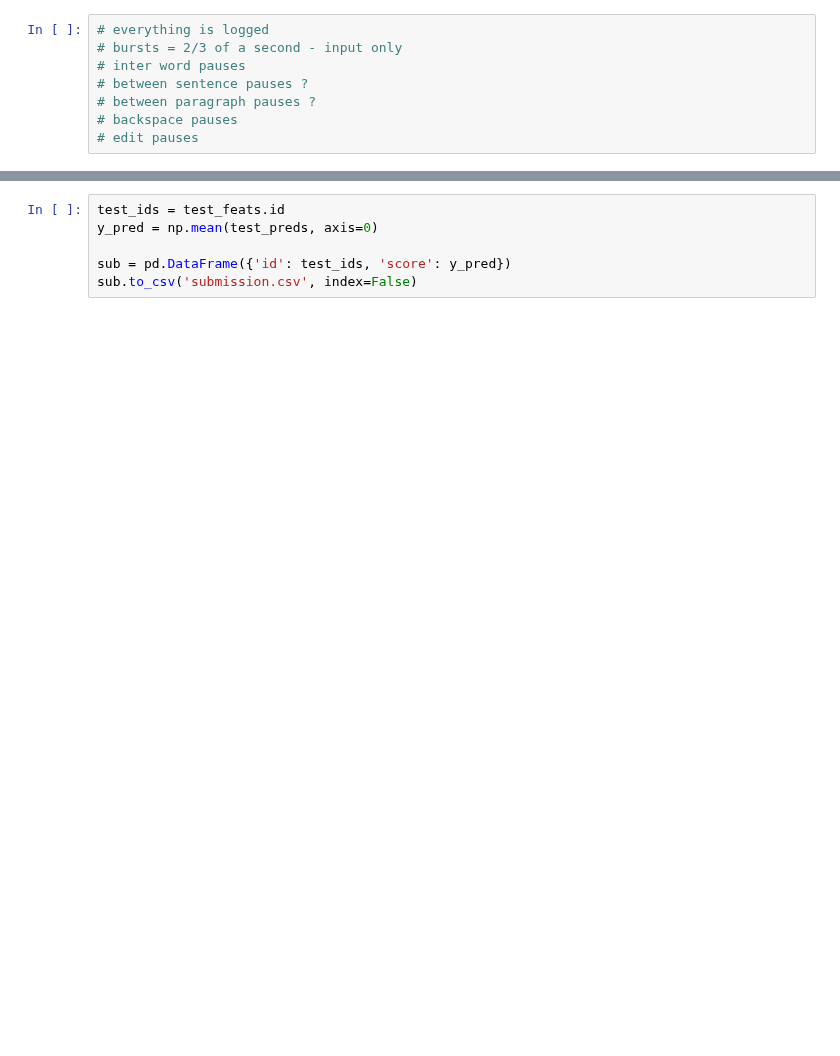
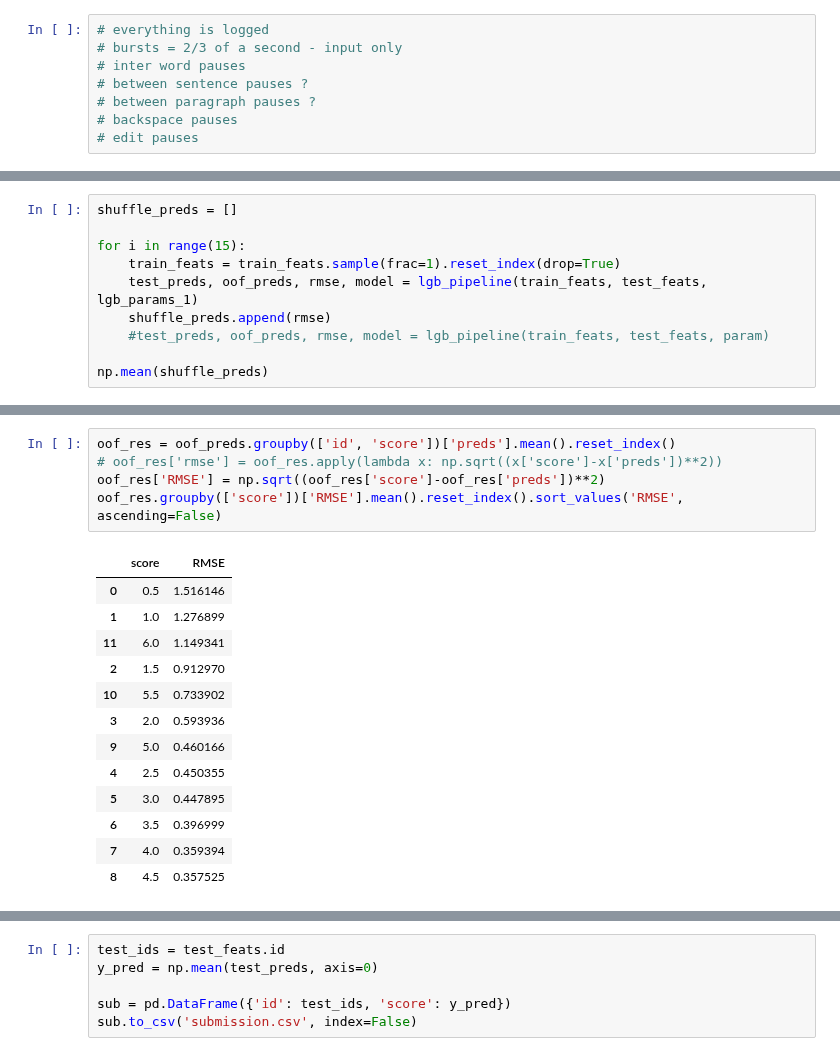
Before and after one commit to uallende/linking_writing_quality, a Jupyter notebook: lqw-clean.ipynb, the cells around one changed output, grey strips where cells are left out. Saved outputs shown, nothing was run; the diff lists cells and outputs as text; blank space fills up the shorter version.

```diff
--- a/lqw-clean.ipynb
+++ b/lqw-clean.ipynb
@@ -196,0 +197,10 @@ RMSE by fold 0.605152. Std 0.0113
+# %%
+shuffle_preds = []
+
+for i in range(15):
+    train_feats = train_feats.sample(frac=1).reset_index(drop=True)
+    test_preds, oof_preds, rmse, model = lgb_pipeline(train_feats, test_feats, lgb_params_1)
+    shuffle_preds.append(rmse)
+    #test_preds, oof_preds, rmse, model = lgb_pipeline(train_feats, test_feats, param)
+
+np.mean(shuffle_preds)
@@ -196,0 +244,19 @@ RMSE by fold 0.605152. Std 0.0113
+# %%
+oof_res = oof_preds.groupby(['id', 'score'])['preds'].mean().reset_index()
+# oof_res['rmse'] = oof_res.apply(lambda x: np.sqrt((x['score']-x['preds'])**2))
+oof_res['RMSE'] = np.sqrt((oof_res['score']-oof_res['preds'])**2)
+oof_res.groupby(['score'])['RMSE'].mean().reset_index().sort_values('RMSE', ascending=False)
+# %% [output]
+|  | score | RMSE |
+| 0 | 0.5 | 1.516146 |
+| 1 | 1.0 | 1.276899 |
+| 11 | 6.0 | 1.149341 |
+| 2 | 1.5 | 0.912970 |
+| 10 | 5.5 | 0.733902 |
+| 3 | 2.0 | 0.593936 |
+| 9 | 5.0 | 0.460166 |
+| 4 | 2.5 | 0.450355 |
+| 5 | 3.0 | 0.447895 |
+| 6 | 3.5 | 0.396999 |
+| 7 | 4.0 | 0.359394 |
+| 8 | 4.5 | 0.357525 |
```
Also changed, not shown: parts of 15 cells of this notebook, 7 other files.
